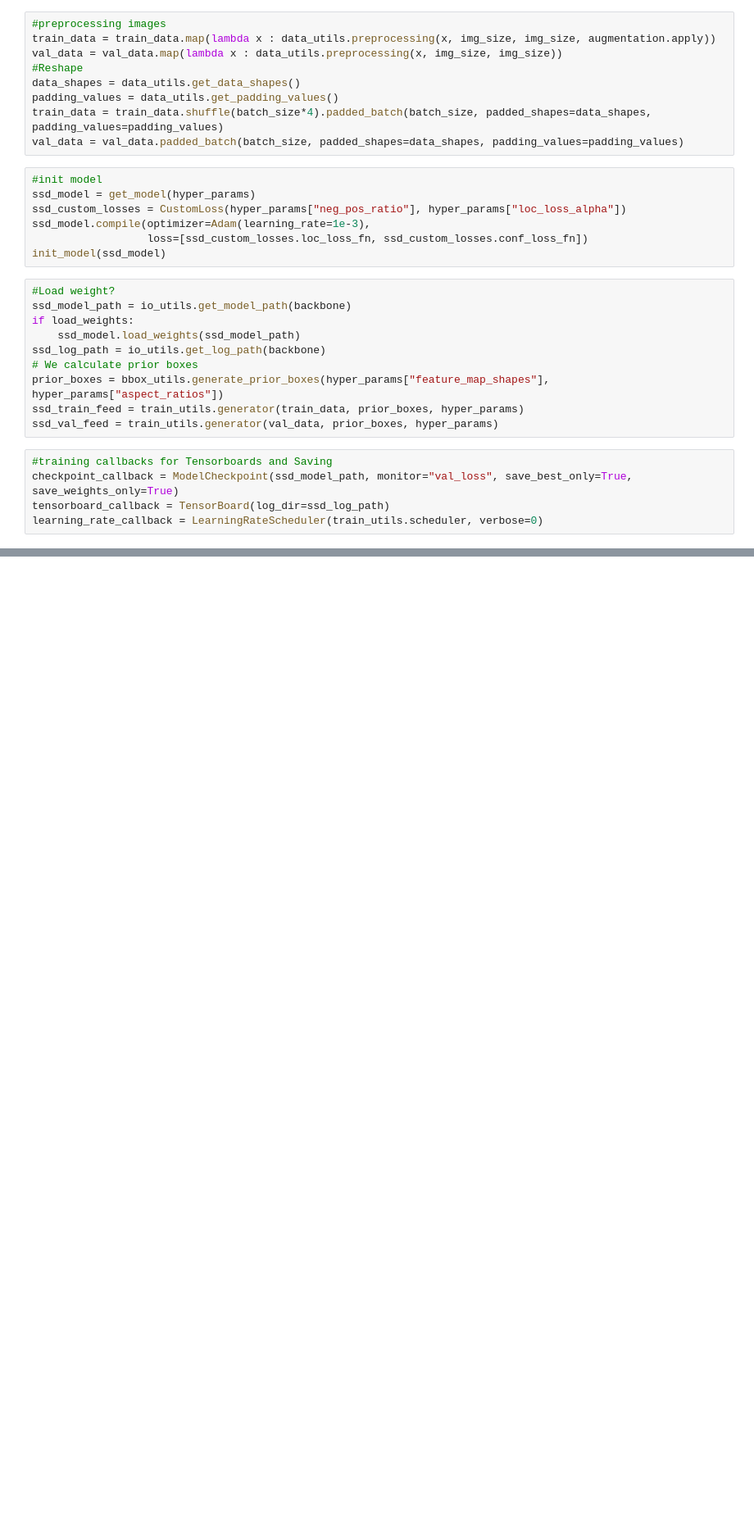
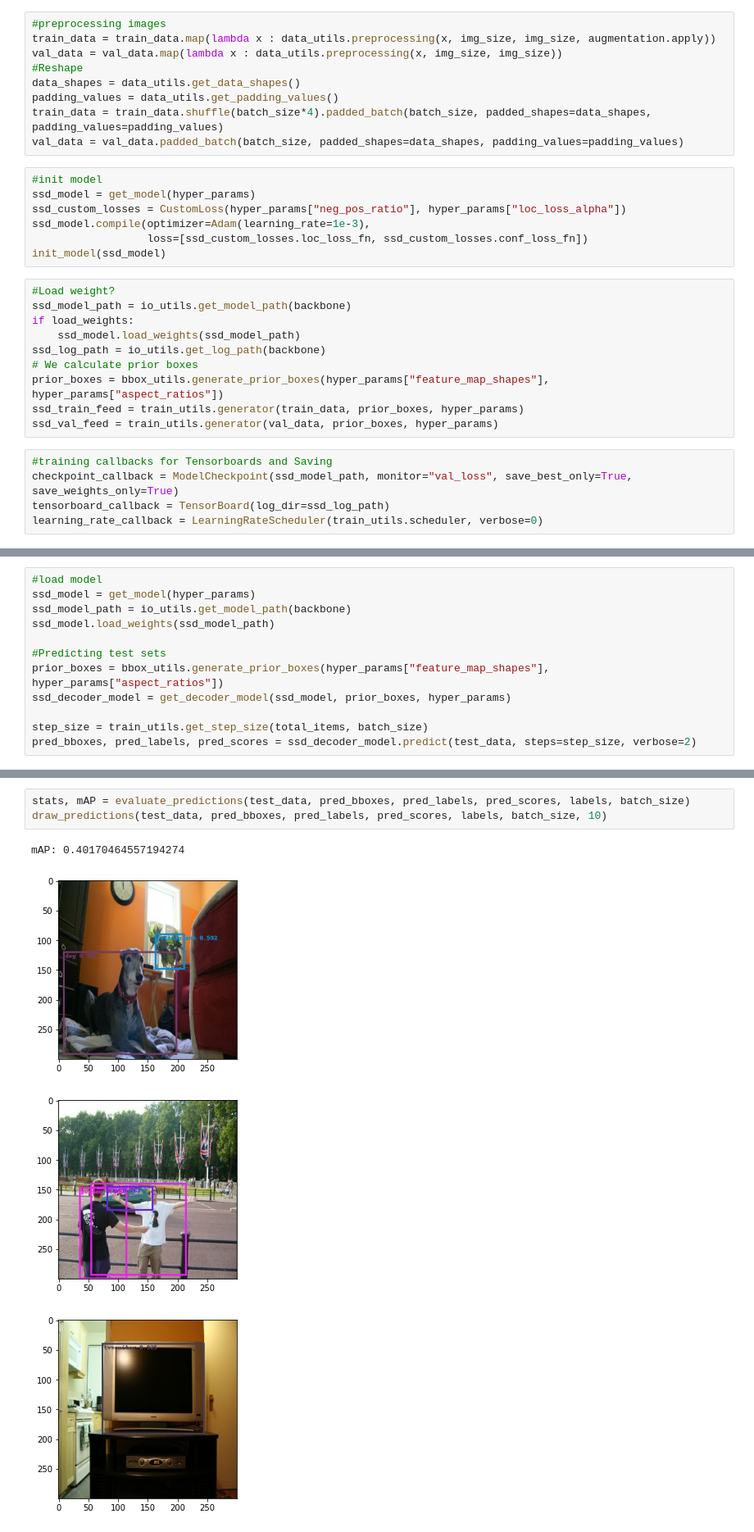
Before and after one commit to ThaiQ/SSD_tf2.0, a Jupyter notebook: train.ipynb, the cells around one changed output, grey strips where cells are left out. Shown at 82% size. Cells and saved outputs as stored; diff of their text form; blank space fills up the shorter version.

```diff
--- a/train.ipynb
+++ b/train.ipynb
@@ -116,0 +262,12 @@ Epoch 1/150
+# %%
+#load model
+ssd_model = get_model(hyper_params)
+ssd_model_path = io_utils.get_model_path(backbone)
+ssd_model.load_weights(ssd_model_path)
+
+#Predicting test sets
+prior_boxes = bbox_utils.generate_prior_boxes(hyper_params["feature_map_shapes"], hyper_params["aspect_ratios"])
+ssd_decoder_model = get_decoder_model(ssd_model, prior_boxes, hyper_params)
+
+step_size = train_utils.get_step_size(total_items, batch_size)
+pred_bboxes, pred_labels, pred_scores = ssd_decoder_model.predict(test_data, steps=step_size, verbose=2)
@@ -116,0 +462,8 @@ Epoch 1/150
+# %%
+stats, mAP = evaluate_predictions(test_data, pred_bboxes, pred_labels, pred_scores, labels, batch_size)
+draw_predictions(test_data, pred_bboxes, pred_labels, pred_scores, labels, batch_size, 10)
+# %% [output]
+mAP: 0.40170464557194274
+[figure, added]
+[figure, added]
+[figure, added]
```
Also changed, not shown: parts of 20 cells of this notebook, 4 other files.
